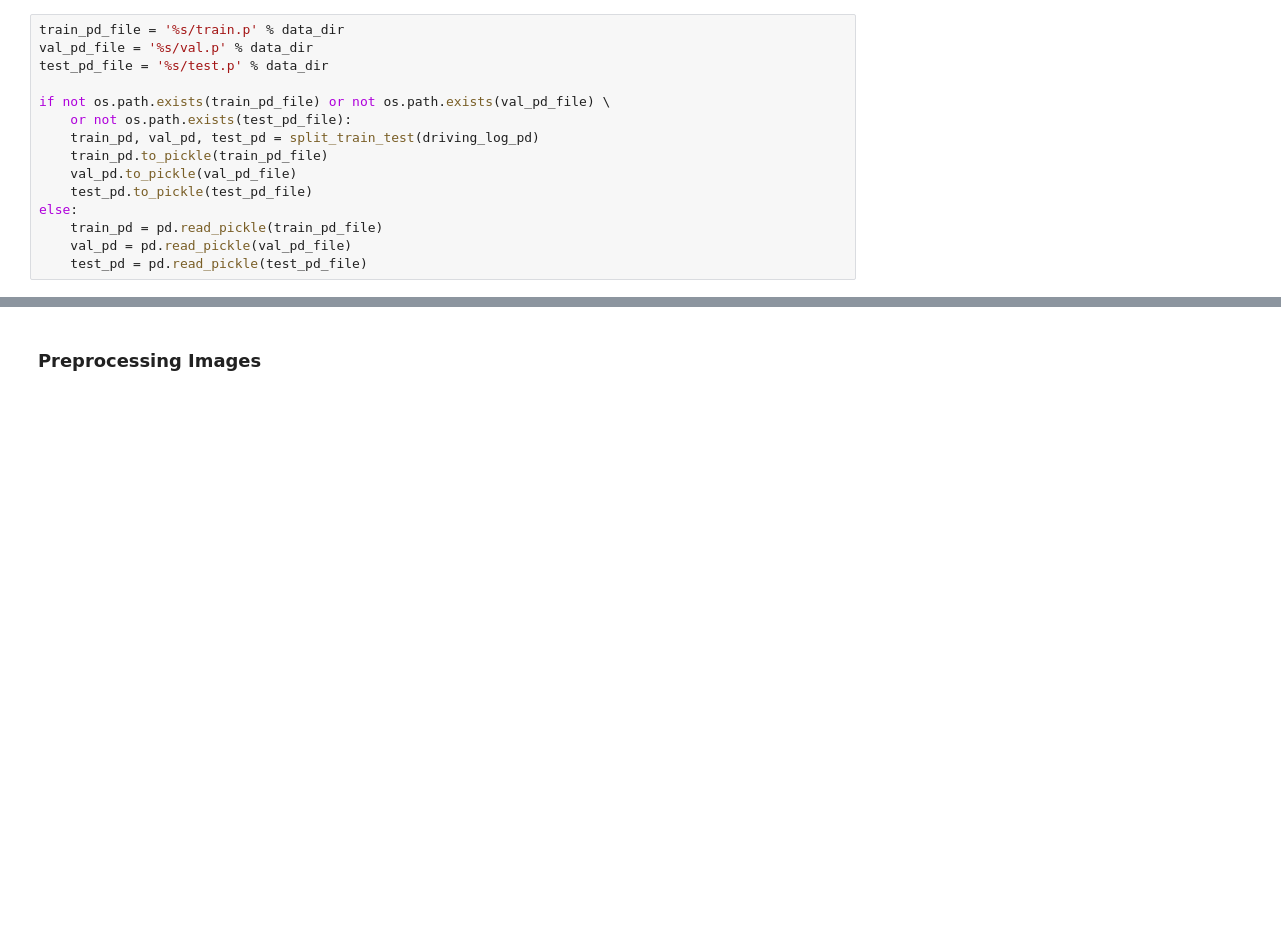
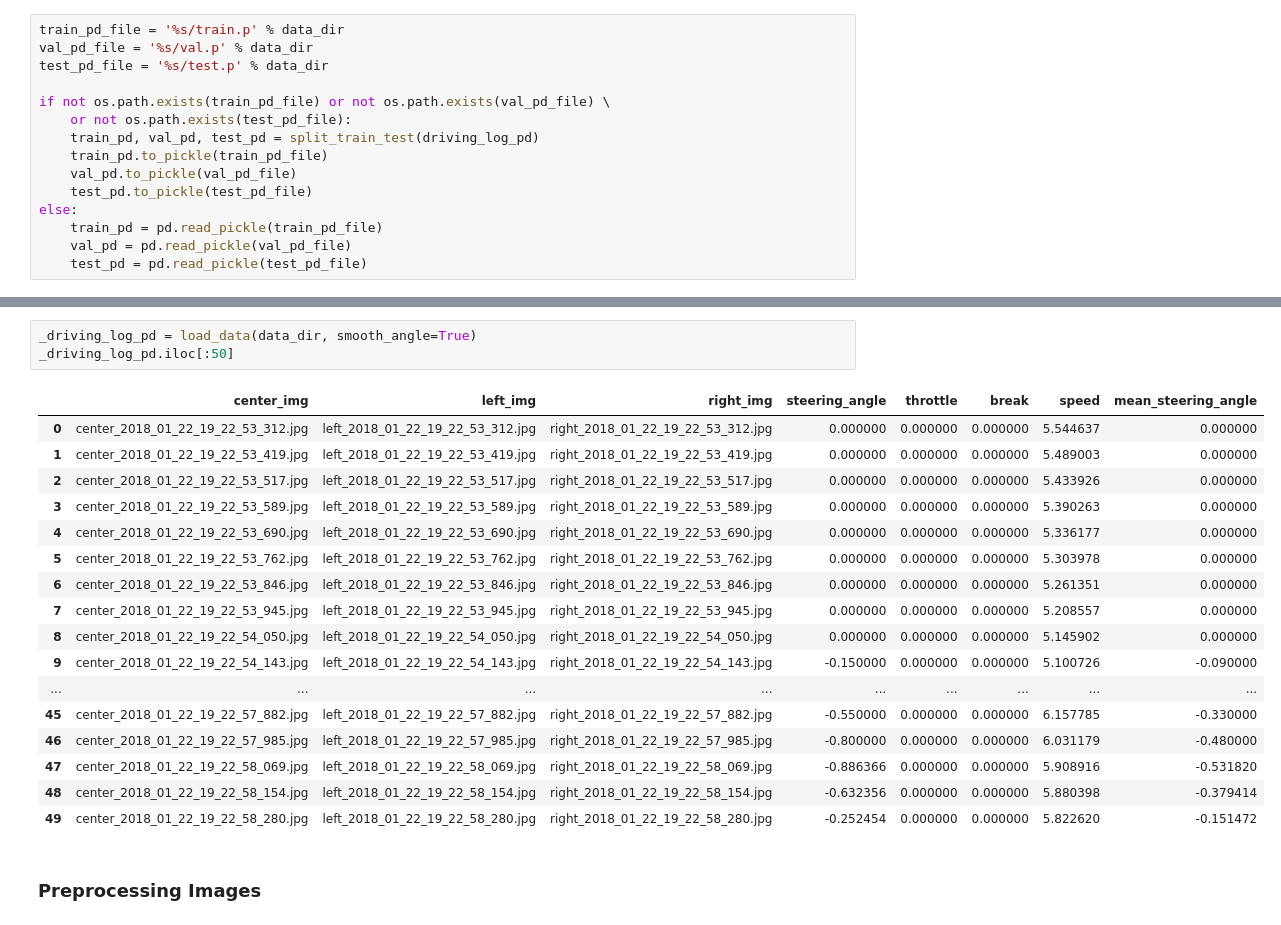
Before and after one commit to ekkus93/CarND-Behavioral-Cloning-P3, a Jupyter notebook: Behavioral_Cloning.ipynb, the cells around one changed output, grey strips where cells are left out. Cells and saved outputs as stored; diff of their text form; blank space fills up the shorter version.

```diff
--- a/Behavioral_Cloning.ipynb
+++ b/Behavioral_Cloning.ipynb
@@ -170,3 +190,24 @@ else:
+# %%
+_driving_log_pd = load_data(data_dir, smooth_angle=True)
+_driving_log_pd.iloc[:50]
+# %% [output]
+|  | center_img | left_img | right_img | steering_angle | throttle | break | speed | mean_steering_angle |
+| 0 | center_2018_01_22_19_22_53_312.jpg | left_2018_01_22_19_22_53_312.jpg | right_2018_01_22_19_22_53_312.jpg | 0.000000 | 0.000000 | 0.000000 | 5.544637 | 0.000000 |
+| 1 | center_2018_01_22_19_22_53_419.jpg | left_2018_01_22_19_22_53_419.jpg | right_2018_01_22_19_22_53_419.jpg | 0.000000 | 0.000000 | 0.000000 | 5.489003 | 0.000000 |
+| 2 | center_2018_01_22_19_22_53_517.jpg | left_2018_01_22_19_22_53_517.jpg | right_2018_01_22_19_22_53_517.jpg | 0.000000 | 0.000000 | 0.000000 | 5.433926 | 0.000000 |
+| 3 | center_2018_01_22_19_22_53_589.jpg | left_2018_01_22_19_22_53_589.jpg | right_2018_01_22_19_22_53_589.jpg | 0.000000 | 0.000000 | 0.000000 | 5.390263 | 0.000000 |
+| 4 | center_2018_01_22_19_22_53_690.jpg | left_2018_01_22_19_22_53_690.jpg | right_2018_01_22_19_22_53_690.jpg | 0.000000 | 0.000000 | 0.000000 | 5.336177 | 0.000000 |
+| 5 | center_2018_01_22_19_22_53_762.jpg | left_2018_01_22_19_22_53_762.jpg | right_2018_01_22_19_22_53_762.jpg | 0.000000 | 0.000000 | 0.000000 | 5.303978 | 0.000000 |
+| 6 | center_2018_01_22_19_22_53_846.jpg | left_2018_01_22_19_22_53_846.jpg | right_2018_01_22_19_22_53_846.jpg | 0.000000 | 0.000000 | 0.000000 | 5.261351 | 0.000000 |
+| 7 | center_2018_01_22_19_22_53_945.jpg | left_2018_01_22_19_22_53_945.jpg | right_2018_01_22_19_22_53_945.jpg | 0.000000 | 0.000000 | 0.000000 | 5.208557 | 0.000000 |
+| 8 | center_2018_01_22_19_22_54_050.jpg | left_2018_01_22_19_22_54_050.jpg | right_2018_01_22_19_22_54_050.jpg | 0.000000 | 0.000000 | 0.000000 | 5.145902 | 0.000000 |
+| 9 | center_2018_01_22_19_22_54_143.jpg | left_2018_01_22_19_22_54_143.jpg | right_2018_01_22_19_22_54_143.jpg | -0.150000 | 0.000000 | 0.000000 | 5.100726 | -0.090000 |
+| ... | ... | ... | ... | ... | ... | ... | ... | ... |
+| 45 | center_2018_01_22_19_22_57_882.jpg | left_2018_01_22_19_22_57_882.jpg | right_2018_01_22_19_22_57_882.jpg | -0.550000 | 0.000000 | 0.000000 | 6.157785 | -0.330000 |
+| 46 | center_2018_01_22_19_22_57_985.jpg | left_2018_01_22_19_22_57_985.jpg | right_2018_01_22_19_22_57_985.jpg | -0.800000 | 0.000000 | 0.000000 | 6.031179 | -0.480000 |
+| 47 | center_2018_01_22_19_22_58_069.jpg | left_2018_01_22_19_22_58_069.jpg | right_2018_01_22_19_22_58_069.jpg | -0.886366 | 0.000000 | 0.000000 | 5.908916 | -0.531820 |
+| 48 | center_2018_01_22_19_22_58_154.jpg | left_2018_01_22_19_22_58_154.jpg | right_2018_01_22_19_22_58_154.jpg | -0.632356 | 0.000000 | 0.000000 | 5.880398 | -0.379414 |
+| 49 | center_2018_01_22_19_22_58_280.jpg | left_2018_01_22_19_22_58_280.jpg | right_2018_01_22_19_22_58_280.jpg | -0.252454 | 0.000000 | 0.000000 | 5.822620 | -0.151472 |
 # %% [markdown]
 ### Preprocessing Images
 # %% [markdown]
```
Also changed, not shown: parts of 4 cells of this notebook, 5 other files.
